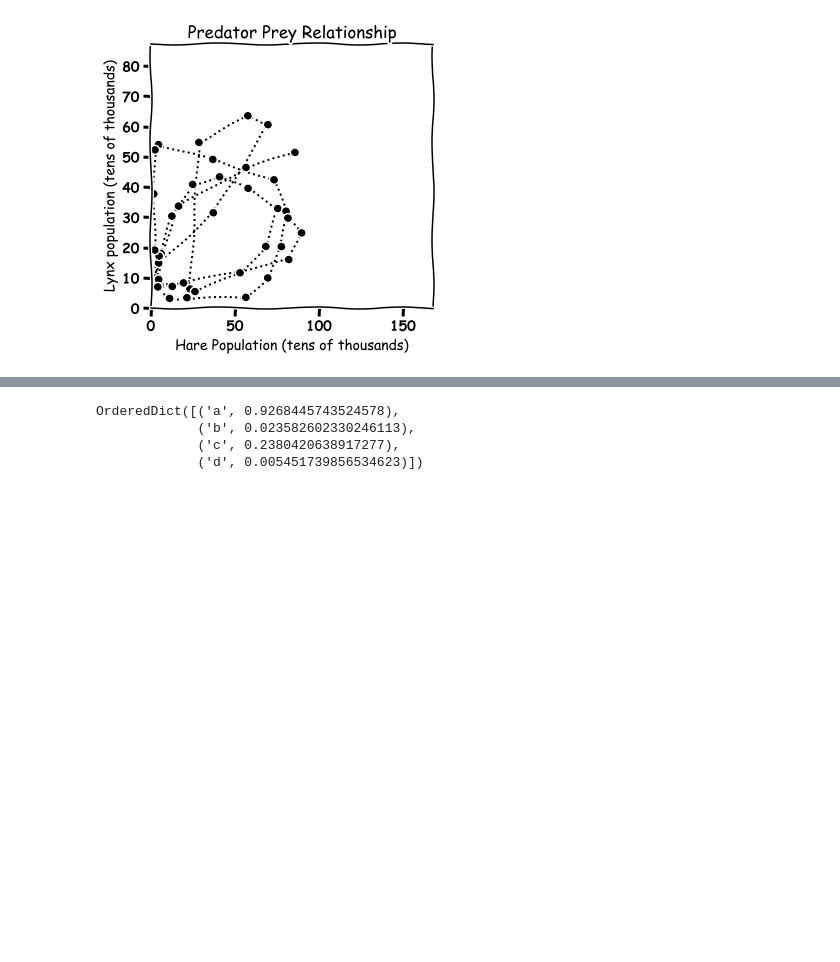
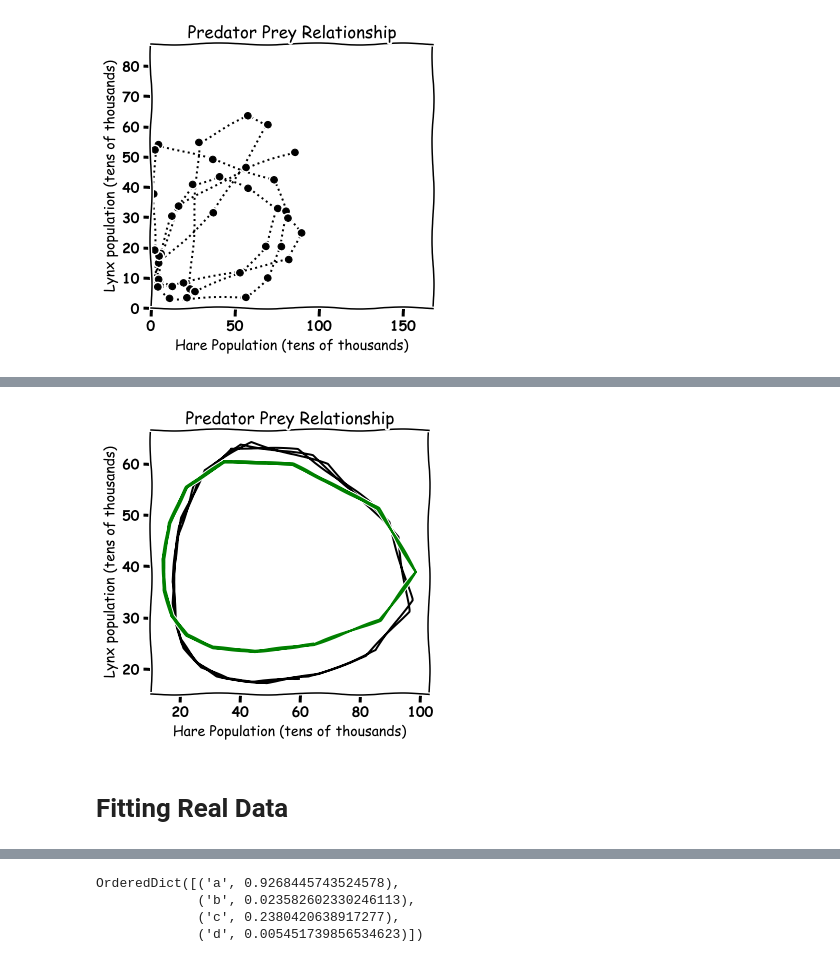
Before and after one commit to john-s-butler-dit/Predator-Prey-for-Young-Minds, a Jupyter notebook: Snow Hares and Lynxes Frontiers for Young Minds.ipynb, the cells around one changed output, grey strips where cells are left out. Drawn from its saved outputs; the diff is of its cells as text; code cells hidden in the pictures; blank space fills up the shorter version.

Commit message:
Videos and fitting

```diff
--- a/Snow Hares and Lynxes Frontiers for Young Minds.ipynb
+++ b/Snow Hares and Lynxes Frontiers for Young Minds.ipynb
@@ -326,0 +353,29 @@ r_squared              -0.13655138312874993
+# %%
+sFit, xFit = ode_model(t=tSample, a=fit_result.params['a'], b=fit_result.params['b'],
+                             c=fit_result.params['c'],d=fit_result.params['d'])
+
+
+
+with plt.xkcd():
+    ## Plotting Figure
+    fig = plt.figure(1,figsize=(5,5))
+
+    ax = fig.add_subplot(1,1,1)
+
+    ax.plot(xFit,sFit,'-',color='black')
+    ax.plot(xSample,sSample,'-',color='green')
+
+
+    ax.set_ylabel('Lynx population (tens of thousands)')
+    ax.set_xlabel('Hare Population (tens of thousands)')
+    #ax.legend(loc='best')
+    ax.set_title('Predator Prey Relationship')
+    plt.tight_layout()
+ #   plt.ylim(0,1.1*np.max(L))
+ #   plt.xlim(0,1.1*np.max(H))
+
+    plt.show()
+# %% [output]
+[figure, added]
+# %% [markdown]
+# Fitting Real Data
```
Also changed, not shown: parts of 22 cells of this notebook, 4 other files.
